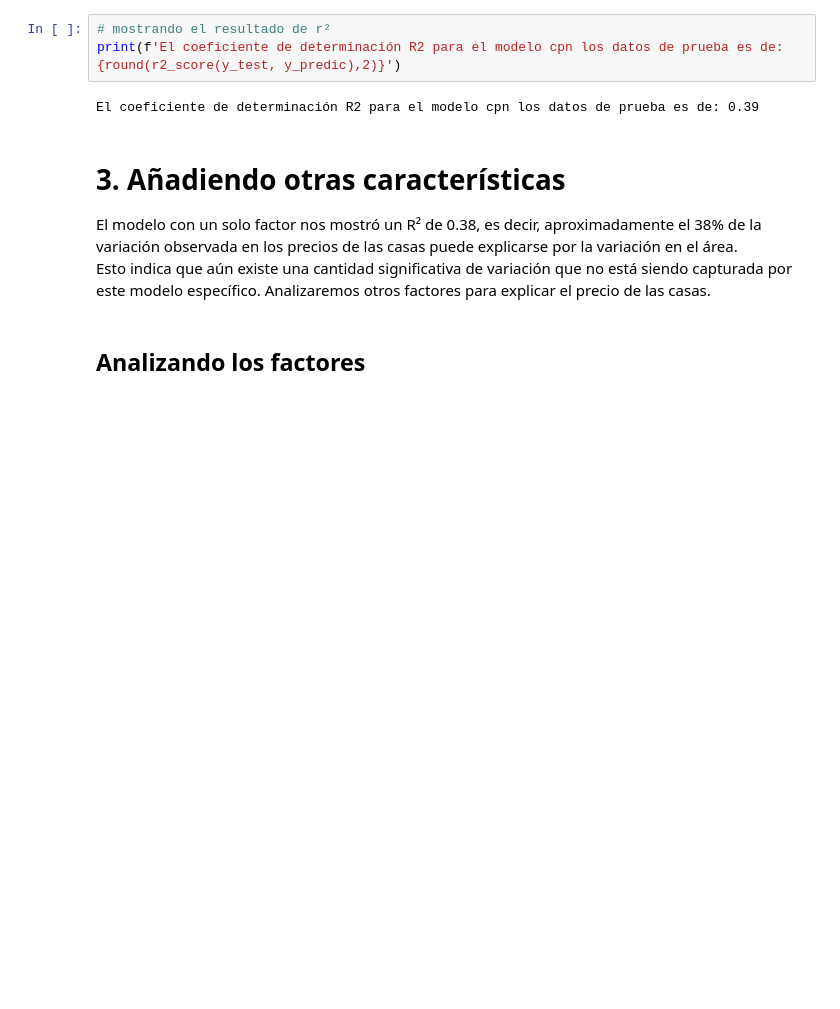
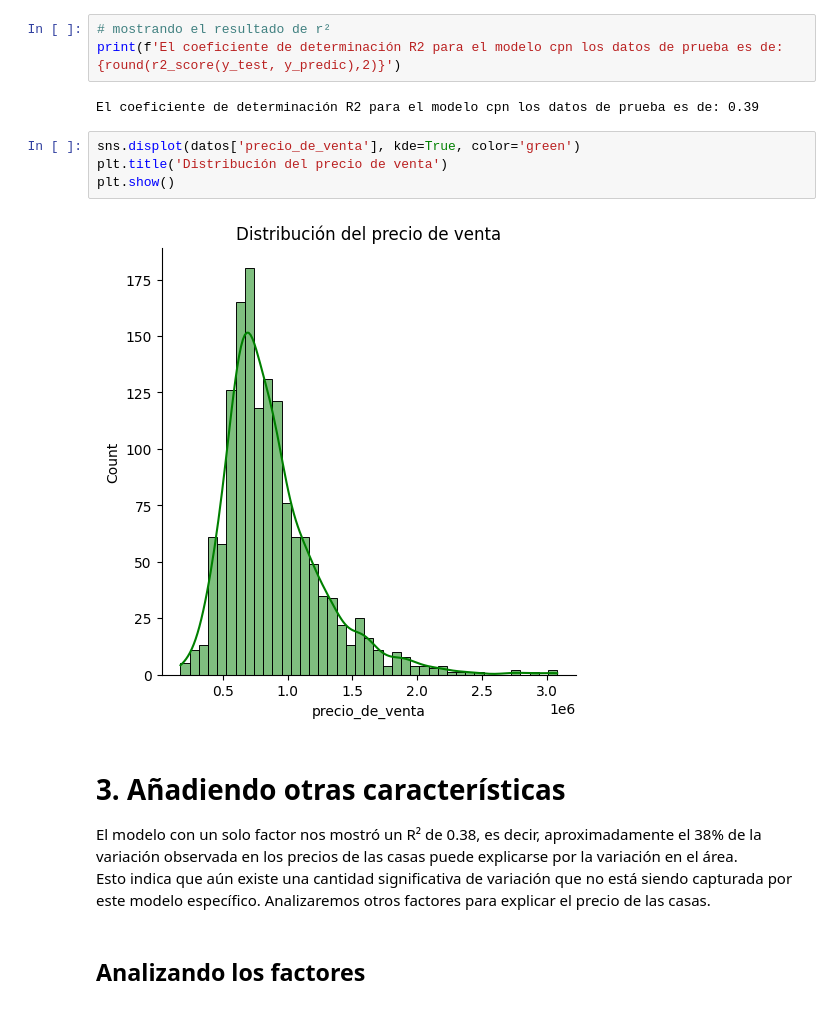
Before and after one commit to smringdesigns/Estadistica_Relaciones_con_Regresion_Lineal, a Jupyter notebook: precios_de_inmuebles_regresion_lineal.ipynb, the cells around one changed output. Drawn from its saved outputs; the diff is of its cells as text; blank space fills up the shorter version.

```diff
--- a/precios_de_inmuebles_regresion_lineal.ipynb
+++ b/precios_de_inmuebles_regresion_lineal.ipynb
@@ -280,6 +280,12 @@ from sklearn.metrics import r2_score
 print(f'El coeficiente de determinación R2 para el modelo cpn los datos de prueba es de: {round(r2_score(y_test, y_predic),2)}')
 # %% [output]
 El coeficiente de determinación R2 para el modelo cpn los datos de prueba es de: 0.39
+# %%
+sns.displot(datos['precio_de_venta'], kde=True, color='green')
+plt.title('Distribución del precio de venta')
+plt.show()
+# %% [output]
+[figure, added]
 # %% [markdown]
 # 3. Añadiendo otras características
 
```
Also changed, not shown: parts of 2 cells of this notebook.
